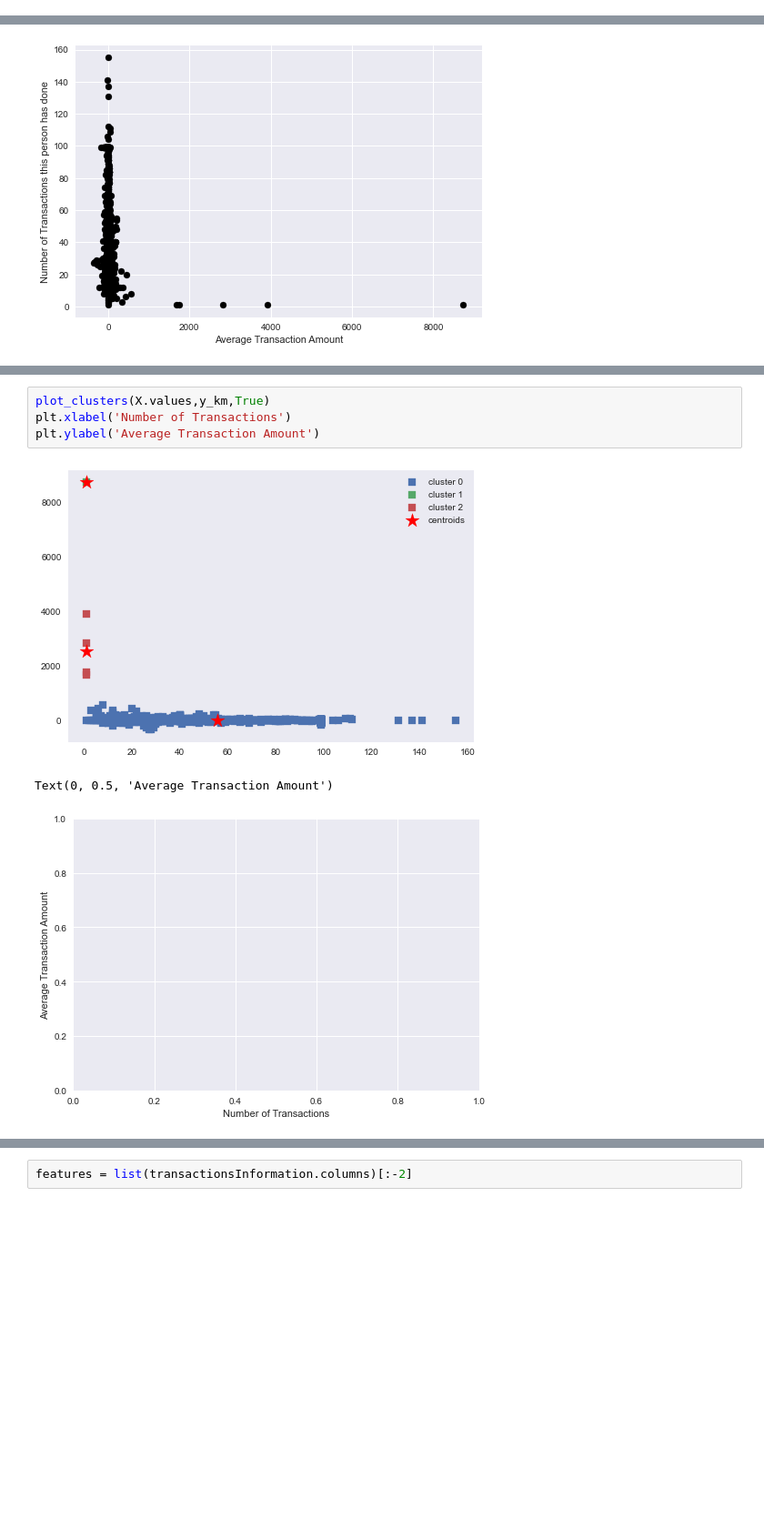
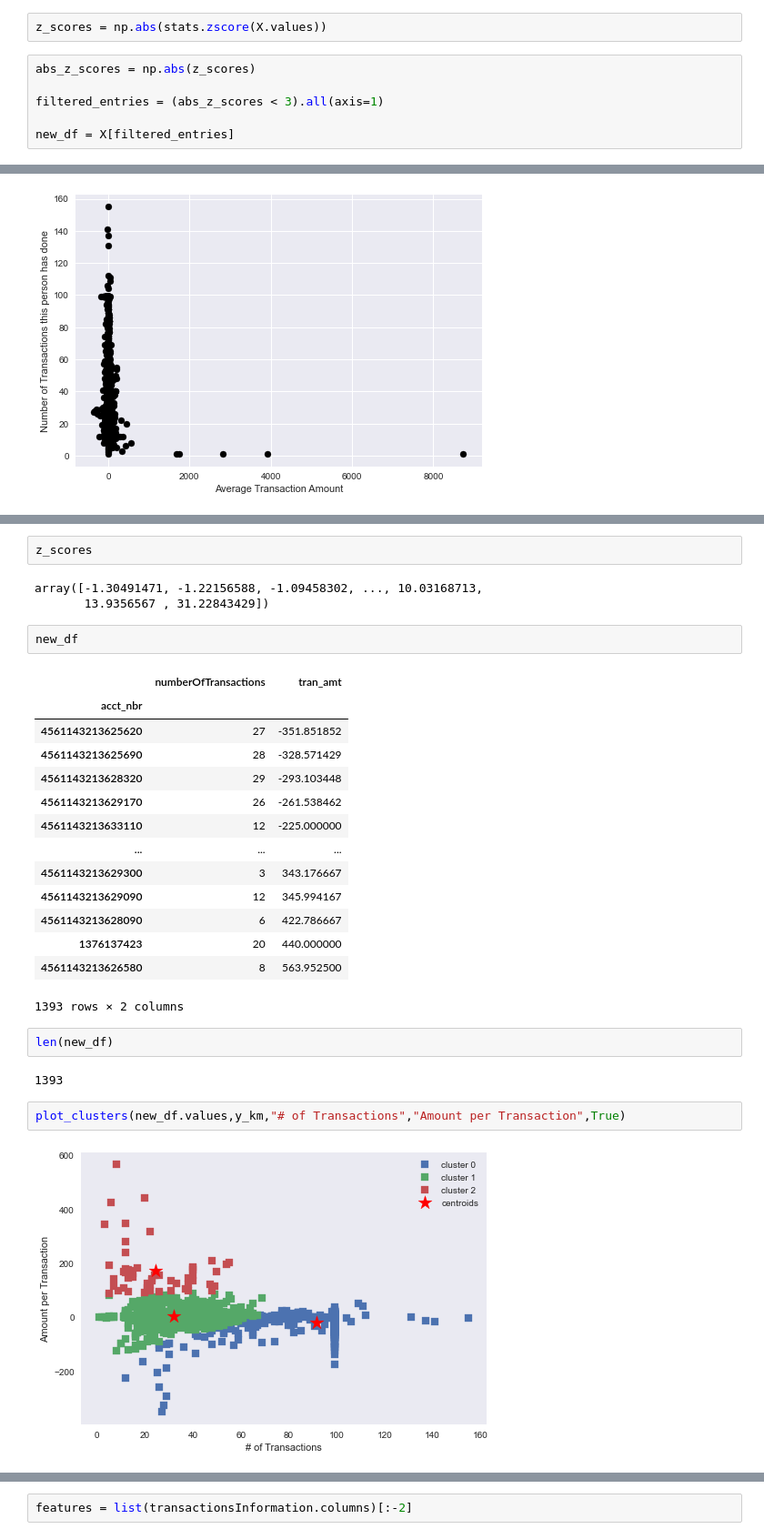
Before and after one commit to JamesKha/mini-project-III, a Jupyter notebook: mini-project-III.ipynb, the cells around one changed output, grey strips where cells are left out. Shown: that part at 91% size. Drawn from its saved outputs; the diff is of its cells as text; blank space fills up the shorter version.

Commit message:
Cluster Changes Transactions

```diff
--- a/mini-project-III.ipynb
+++ b/mini-project-III.ipynb
@@ -155,0 +155,8 @@ array([27, 28, 29, ...,  1,  1,  1], dtype=int64)
+# %%
+z_scores = np.abs(stats.zscore(X.values))
+# %%
+abs_z_scores = np.abs(z_scores)
+
+filtered_entries = (abs_z_scores < 3).all(axis=1)
+
+new_df = X[filtered_entries]
@@ -163,8 +182,30 @@ Text(0, 0.5, 'Number of Transactions this person has done')
+# %%
+z_scores
+# %% [output]
+array([-1.30491471, -1.22156588, -1.09458302, ..., 10.03168713,
+       13.9356567 , 31.22843429])
+# %%
+new_df
+# %% [output]
+|  | numberOfTransactions | tran_amt |
+| acct_nbr |  |  |
+| 4561143213625620 | 27 | -351.851852 |
+| 4561143213625690 | 28 | -328.571429 |
+| 4561143213628320 | 29 | -293.103448 |
+| 4561143213629170 | 26 | -261.538462 |
+| 4561143213633110 | 12 | -225.000000 |
+| ... | ... | ... |
+| 4561143213629300 | 3 | 343.176667 |
+| 4561143213629090 | 12 | 345.994167 |
+| 4561143213628090 | 6 | 422.786667 |
+| 1376137423 | 20 | 440.000000 |
+| 4561143213626580 | 8 | 563.952500 |
+1393 rows × 2 columns
+# %%
+len(new_df)
+# %% [output]
+1393
 # %%
-plot_clusters(X.values,y_km,True)
-plt.xlabel('Number of Transactions')
-plt.ylabel('Average Transaction Amount')
+plot_clusters(new_df.values,y_km,"# of Transactions","Amount per Transaction",True)
 # %% [output]
-[figure, old version]
+[figure, new version]
-Text(0, 0.5, 'Average Transaction Amount')
-[figure, removed]
```
Also changed, not shown: parts of 12 cells of this notebook.
